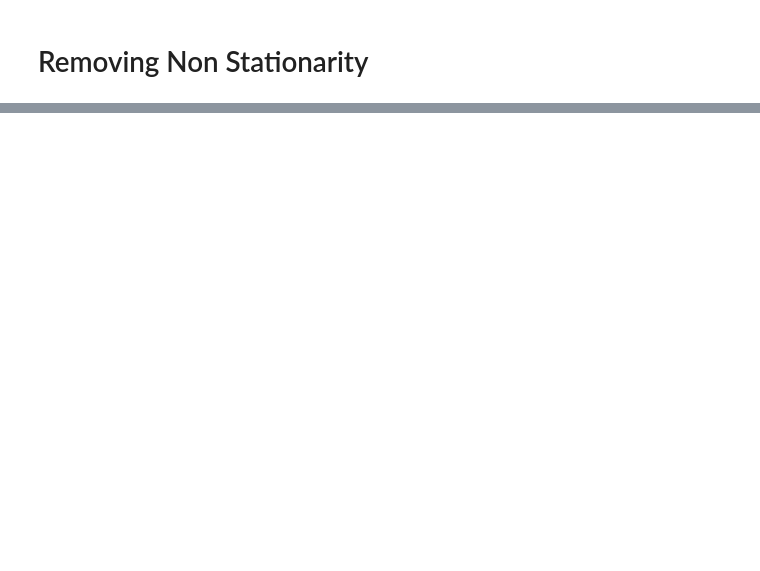
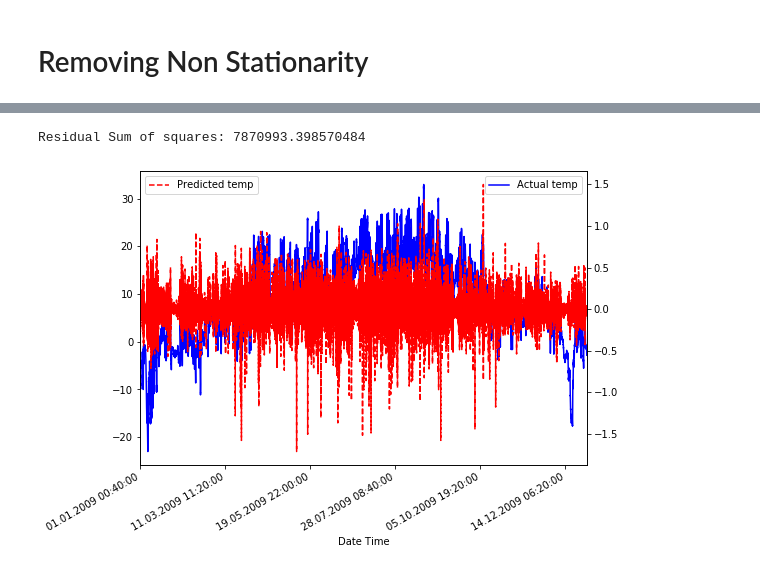
Before and after one commit to scherala/365DaysOfCoding, a Jupyter notebook: Time Series Forecasting -1.ipynb, the cells around one changed output, grey strips where cells are left out. Drawn from its saved outputs; the diff is of its cells as text; code cells hidden in the pictures; blank space fills up the shorter version.

```diff
--- a/Time Series Forecasting -1.ipynb
+++ b/Time Series Forecasting -1.ipynb
@@ -250,0 +334,10 @@ plt.show()
+# %%
+model = ARIMA(temp_df,order=(2,1,0))
+results_ar = model.fit(disp=-1)
+temp_rss = (results_ar.fittedvalues-temp_df).dropna()
+
+print('Residual Sum of squares: {}'.format(sum(temp_rss**2)))
+plot_data(results_ar)
+# %% [output]
+Residual Sum of squares: 7870993.398570484
+[figure, added]
```
Also changed, not shown: parts of 42 cells of this notebook.
